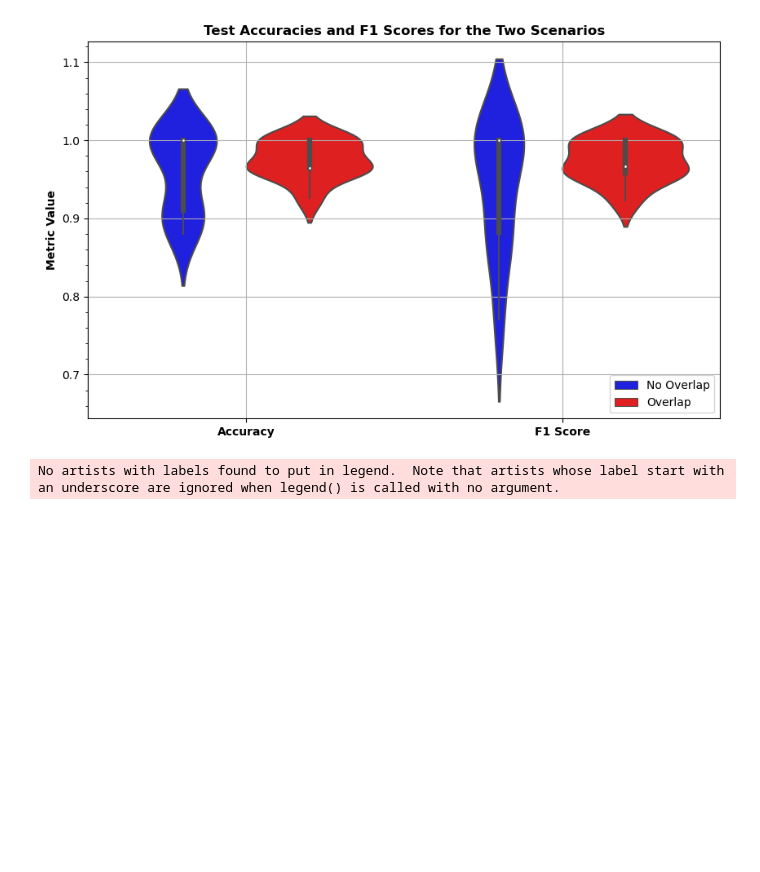
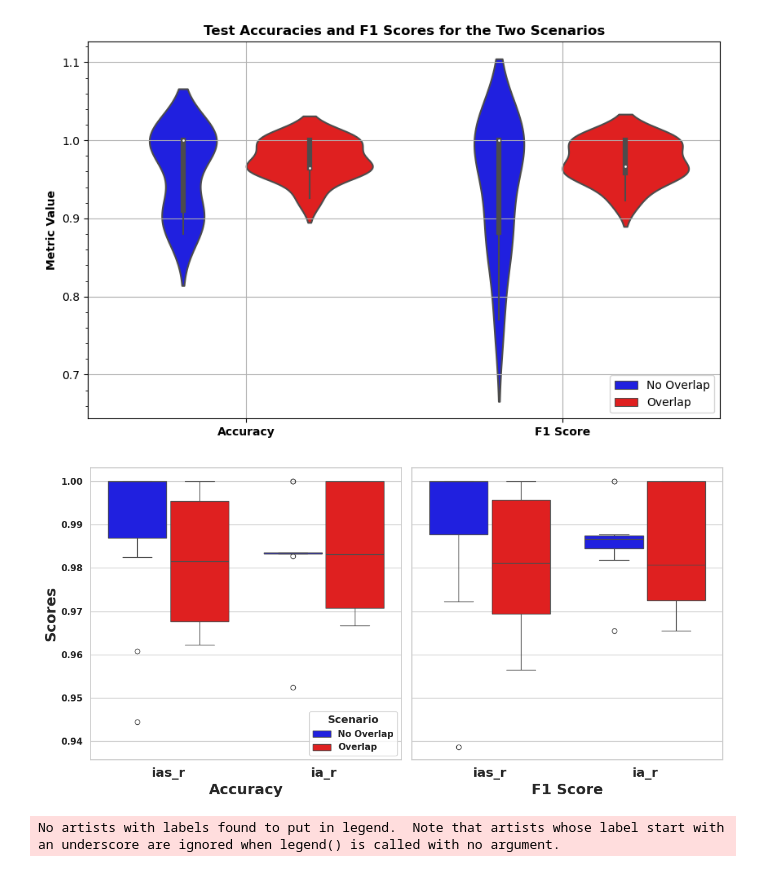
Before and after one commit to neuropoly/pediatric-intra-inter-encoding, a Jupyter notebook: notebooks/plots.ipynb, the cells around one changed output. Saved outputs shown, nothing was run; the diff lists cells and outputs as text; code cells hidden in the pictures; blank space fills up the shorter version.

Commit message:
Added plots scripts

```diff
--- a/notebooks/plots.ipynb
+++ b/notebooks/plots.ipynb
@@ -1096,6 +1096,69 @@ plt.show()
 # %% [output]
 1.0
 [figure]
+# %%
+import numpy as np
+import matplotlib.pyplot as plt
+import seaborn as sns
+import pandas as pd
+
+# Data
+test_no_overlap_acc_ias_r = [0.9444444444444444, 1.0, 1.0, 0.9607843137254902, 1.0, 1.0, 1.0, 1.0, 0.9824561403508771, 1.0]
+test_no_overlap_f1_ias_r = [0.9387755102040816, 1.0, 1.0, 0.9722222222222222, 1.0, 1.0, 1.0, 1.0, 0.9836065573770492, 1.0]
+test_overlap_acc_ias_r = [0.9814814814814815, 1.0, 1.0, 0.9629629629629629, 0.9814814814814815, 1.0, 0.9814814814814815, 0.9814814814814815, 0.9622641509433962, 0.9622641509433962]
+test_overlap_f1_ias_r = [0.9824561403508771, 1.0, 1.0, 0.9565217391304348, 0.9811320754716981, 1.0, 0.9777777777777777, 0.9811320754716981, 0.9565217391304348, 0.9666666666666667]
+test_no_overlap_acc_ia_r = [0.9827586206896551, 1.0, 0.9833333333333333, 0.9833333333333333, 0.9523809523809523, 0.9836065573770492, 0.9833333333333333, 0.9836065573770492, 0.9833333333333333, 1.0]
+test_no_overlap_f1_ia_r = [0.9870129870129869, 1.0, 0.9855072463768115, 0.9841269841269841, 0.9655172413793104, 0.9866666666666666, 0.9866666666666666, 0.9818181818181818, 0.9876543209876543, 1.0]
+test_overlap_acc_ia_r = [1.0, 1.0, 0.9666666666666667, 0.9833333333333333, 1.0, 0.9666666666666667, 1.0, 0.9666666666666667, 0.9830508474576272, 0.9830508474576272]
+test_overlap_f1_ia_r = [1.0, 1.0, 0.9666666666666666, 0.975609756097561, 1.0, 0.9655172413793104, 1.0, 0.9714285714285714, 0.975609756097561, 0.9859154929577464]
+
+# Combine the data into a single DataFrame
+data_acc = {
+    'Value': test_no_overlap_acc_ias_r + test_overlap_acc_ias_r + test_no_overlap_acc_ia_r + test_overlap_acc_ia_r,
+    'Scenario': ['No Overlap']*10 + ['Overlap']*10 + ['No Overlap']*10 + ['Overlap']*10,
+    'Experiment': ['ias_r']*20 + ['ia_r']*20
+}
+
+data_f1 = {
+    'Value': test_no_overlap_f1_ias_r + test_overlap_f1_ias_r + test_no_overlap_f1_ia_r + test_overlap_f1_ia_r,
+    'Scenario': ['No Overlap']*10 + ['Overlap']*10 + ['No Overlap']*10 + ['Overlap']*10,
+    'Experiment': ['ias_r']*20 + ['ia_r']*20
+}
+
+df_acc = pd.DataFrame(data_acc)
+df_f1 = pd.DataFrame(data_f1)
+
+from matplotlib import rcParams
+
+rcParams['font.weight'] = 'bold'
+
+# Define custom colors for the scenarios
+palette = {"No Overlap": "blue", "Overlap": "red"}
+# plt.legend(title='Scenario', title_fontsize='13', prop={'weight':'bold'}, loc='upper right')
+
+# Create subplots
+fig, axes = plt.subplots(1, 2, sharey=True, figsize=(12,6)) #figsize=(16, 8)
+
+# Create the boxplot for Accuracy
+plt.xticks(fontweight='bold',fontsize=14)
+sns.boxplot(x='Experiment', y='Value', hue='Scenario', data=df_acc, palette=palette, dodge=True, ax=axes[0], width=.8, gap=.06)
+axes[0].set_xlabel('Accuracy', fontdict={'weight': 'bold', 'size': 18})
+axes[0].set_ylabel('Scores', fontdict={'weight': 'bold', 'size': 18})
+axes[0].legend(title='Scenario', title_fontsize='13', prop={'weight':'bold'})
+axes[0].tick_params(axis='x', labelsize=16)
+
+# Create the boxplot for F1 Score
+sns.boxplot(x='Experiment', y='Value', hue='Scenario', data=df_f1, palette=palette, dodge=True, ax=axes[1], width=.8, gap=.06)
+axes[1].set_xlabel('F1 Score', fontdict={'weight': 'bold', 'size': 18})
+axes[1].get_legend().set_visible(False)  # Hide the legend in the second plot
+axes[1].tick_params(axis='x', labelsize=16)
+
+
+# Adjust the legend and layout
+plt.tight_layout()
+plt.show()
+# %% [output]
+[figure, added]
 # %%
 import numpy as np
 import matplotlib.pyplot as plt
```
Also changed, not shown: parts of 1 cell of this notebook, 1 other file.
